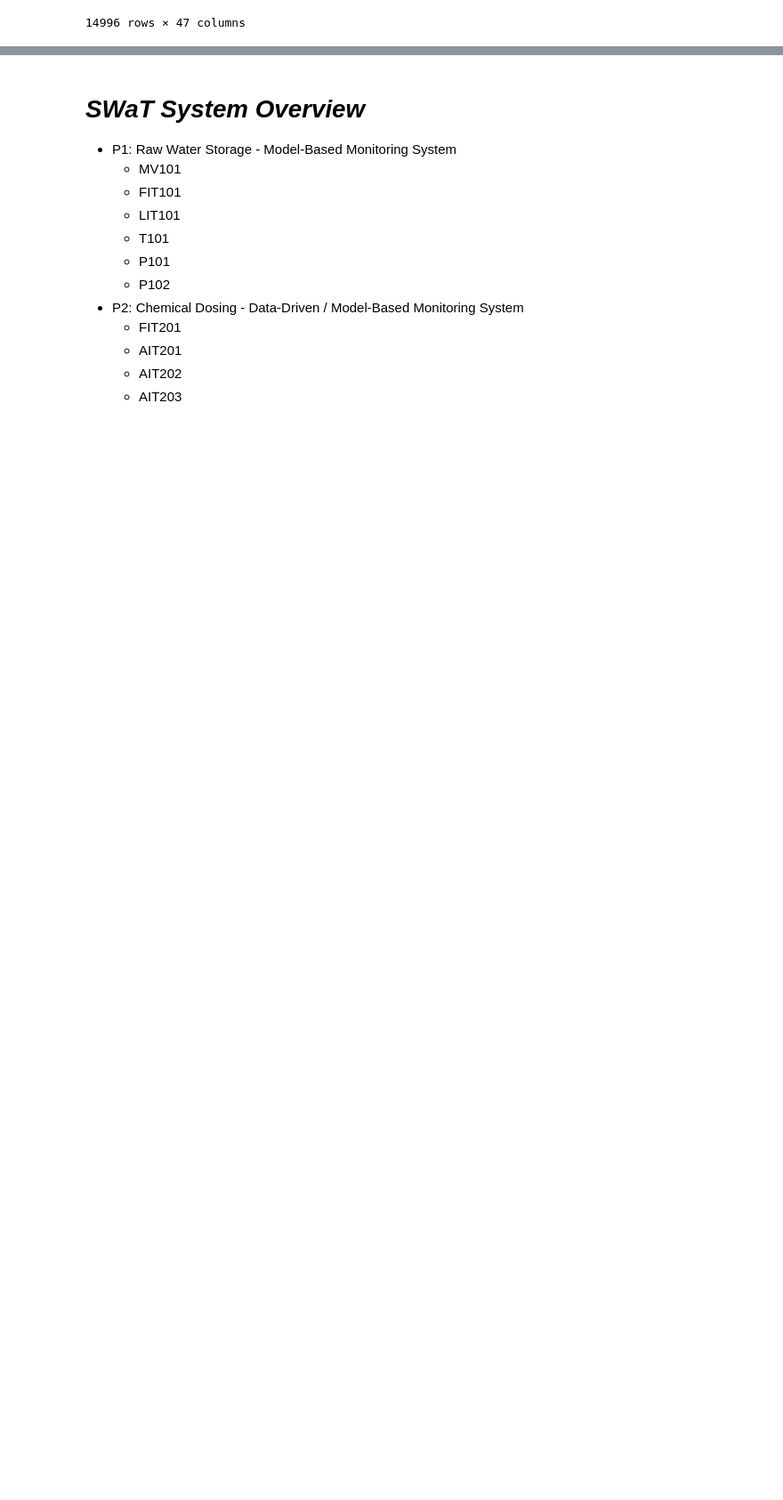
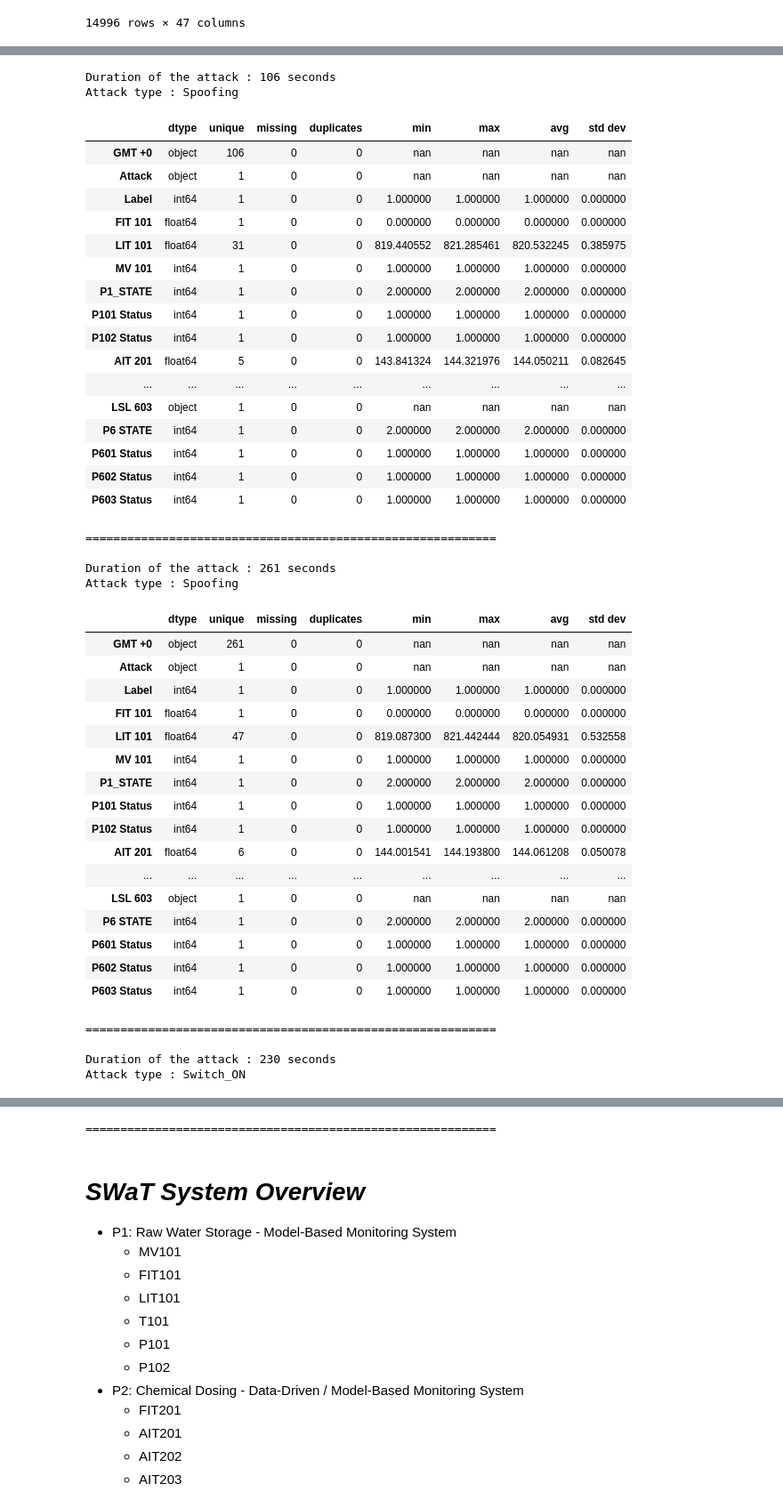
Before and after one commit to ClovisDyArx/cyberml_projet, a Jupyter notebook: dataset2_subject1_new_dataset.ipynb, the cells around one changed output, grey strips where cells are left out. Shown at 89% size. Saved outputs shown, nothing was run; the diff lists cells and outputs as text; code cells hidden in the pictures; blank space fills up the shorter version.

Commit message:
identified consecutive attacks

```diff
--- a/dataset2_subject1_new_dataset.ipynb
+++ b/dataset2_subject1_new_dataset.ipynb
@@ -251,0 +266,15 @@ df
+# %%
+def extract_attack_groups(df : pd.DataFrame) -> list[pd.DataFrame]:
+    if 'Label' not in df.columns:
+        raise ValueError("The DataFrame must contain a 'Label' column.")
+
+    df['Group_ID'] = (df['Label'] == 1).astype(int).diff().fillna(0).ne(0).cumsum()
+
+    attack_df = df[df['Label'] == 1]
+
+    attack_groups = [group_df.drop(columns='Group_ID') for _, group_df in attack_df.groupby('Group_ID')]
+
+    return attack_groups
+# %%
+attack_dfs = extract_attack_groups(df)
+len(attack_dfs)
@@ -251,0 +283,51 @@ df
+# %%
+for attack_df in attack_dfs:
+    print(f"Duration of the attack : {len(attack_df)} seconds")
+    print(f"Attack type : {attack_df['Attack'].iloc[0]}")
+    display(get_summary(attack_df).style.background_gradient(cmap='viridis_r', low=0.8))
+    print("\n\n\n===========================================================\n")
+# %% [output]
+Duration of the attack : 106 seconds
+Attack type : Spoofing
+|  | dtype | unique | missing | duplicates | min | max | avg | std dev |
+| GMT +0 | object | 106 | 0 | 0 | nan | nan | nan | nan |
+| Attack | object | 1 | 0 | 0 | nan | nan | nan | nan |
+| Label | int64 | 1 | 0 | 0 | 1.000000 | 1.000000 | 1.000000 | 0.000000 |
+| FIT 101 | float64 | 1 | 0 | 0 | 0.000000 | 0.000000 | 0.000000 | 0.000000 |
+| LIT 101 | float64 | 31 | 0 | 0 | 819.440552 | 821.285461 | 820.532245 | 0.385975 |
+| MV 101 | int64 | 1 | 0 | 0 | 1.000000 | 1.000000 | 1.000000 | 0.000000 |
+| P1_STATE | int64 | 1 | 0 | 0 | 2.000000 | 2.000000 | 2.000000 | 0.000000 |
+| P101 Status | int64 | 1 | 0 | 0 | 1.000000 | 1.000000 | 1.000000 | 0.000000 |
+| P102 Status | int64 | 1 | 0 | 0 | 1.000000 | 1.000000 | 1.000000 | 0.000000 |
+| AIT 201 | float64 | 5 | 0 | 0 | 143.841324 | 144.321976 | 144.050211 | 0.082645 |
+| ... | ... | ... | ... | ... | ... | ... | ... | ... |
+| LSL 603 | object | 1 | 0 | 0 | nan | nan | nan | nan |
+| P6 STATE | int64 | 1 | 0 | 0 | 2.000000 | 2.000000 | 2.000000 | 0.000000 |
+| P601 Status | int64 | 1 | 0 | 0 | 1.000000 | 1.000000 | 1.000000 | 0.000000 |
+| P602 Status | int64 | 1 | 0 | 0 | 1.000000 | 1.000000 | 1.000000 | 0.000000 |
+| P603 Status | int64 | 1 | 0 | 0 | 1.000000 | 1.000000 | 1.000000 | 0.000000 |
+===========================================================
+
+Duration of the attack : 261 seconds
+Attack type : Spoofing
+|  | dtype | unique | missing | duplicates | min | max | avg | std dev |
+| GMT +0 | object | 261 | 0 | 0 | nan | nan | nan | nan |
+| Attack | object | 1 | 0 | 0 | nan | nan | nan | nan |
+| Label | int64 | 1 | 0 | 0 | 1.000000 | 1.000000 | 1.000000 | 0.000000 |
+| FIT 101 | float64 | 1 | 0 | 0 | 0.000000 | 0.000000 | 0.000000 | 0.000000 |
+| LIT 101 | float64 | 47 | 0 | 0 | 819.087300 | 821.442444 | 820.054931 | 0.532558 |
+| MV 101 | int64 | 1 | 0 | 0 | 1.000000 | 1.000000 | 1.000000 | 0.000000 |
+| P1_STATE | int64 | 1 | 0 | 0 | 2.000000 | 2.000000 | 2.000000 | 0.000000 |
+| P101 Status | int64 | 1 | 0 | 0 | 1.000000 | 1.000000 | 1.000000 | 0.000000 |
+| P102 Status | int64 | 1 | 0 | 0 | 1.000000 | 1.000000 | 1.000000 | 0.000000 |
+| AIT 201 | float64 | 6 | 0 | 0 | 144.001541 | 144.193800 | 144.061208 | 0.050078 |
+| ... | ... | ... | ... | ... | ... | ... | ... | ... |
+| LSL 603 | object | 1 | 0 | 0 | nan | nan | nan | nan |
+| P6 STATE | int64 | 1 | 0 | 0 | 2.000000 | 2.000000 | 2.000000 | 0.000000 |
+| P601 Status | int64 | 1 | 0 | 0 | 1.000000 | 1.000000 | 1.000000 | 0.000000 |
+| P602 Status | int64 | 1 | 0 | 0 | 1.000000 | 1.000000 | 1.000000 | 0.000000 |
+| P603 Status | int64 | 1 | 0 | 0 | 1.000000 | 1.000000 | 1.000000 | 0.000000 |
+===========================================================
+
+Duration of the attack : 230 seconds
+Attack type : Switch_ON
@@ -252,3 +414,4 @@ df
+===========================================================
 # %% [markdown]
 # ***SWaT System Overview***
 
```
Also changed, not shown: parts of 4 cells of this notebook.
